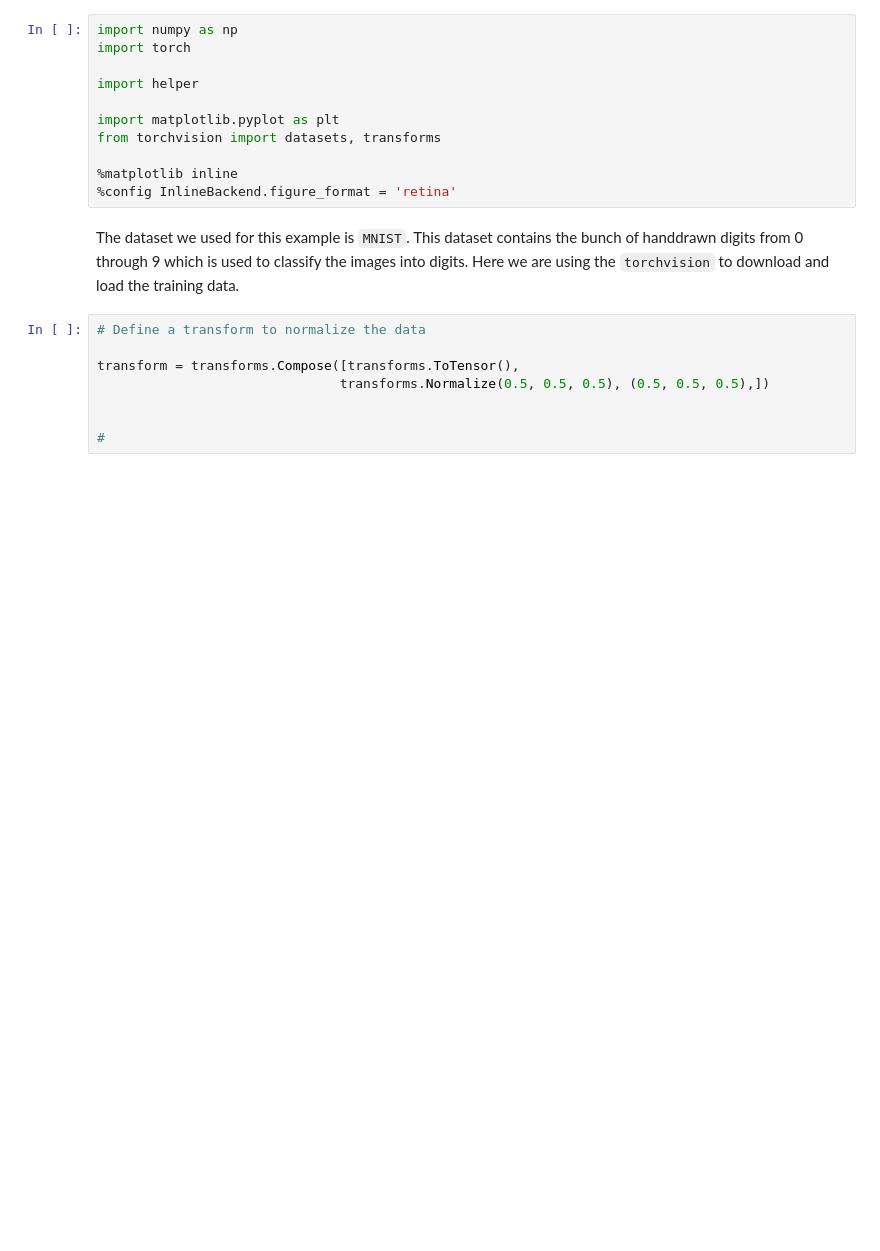
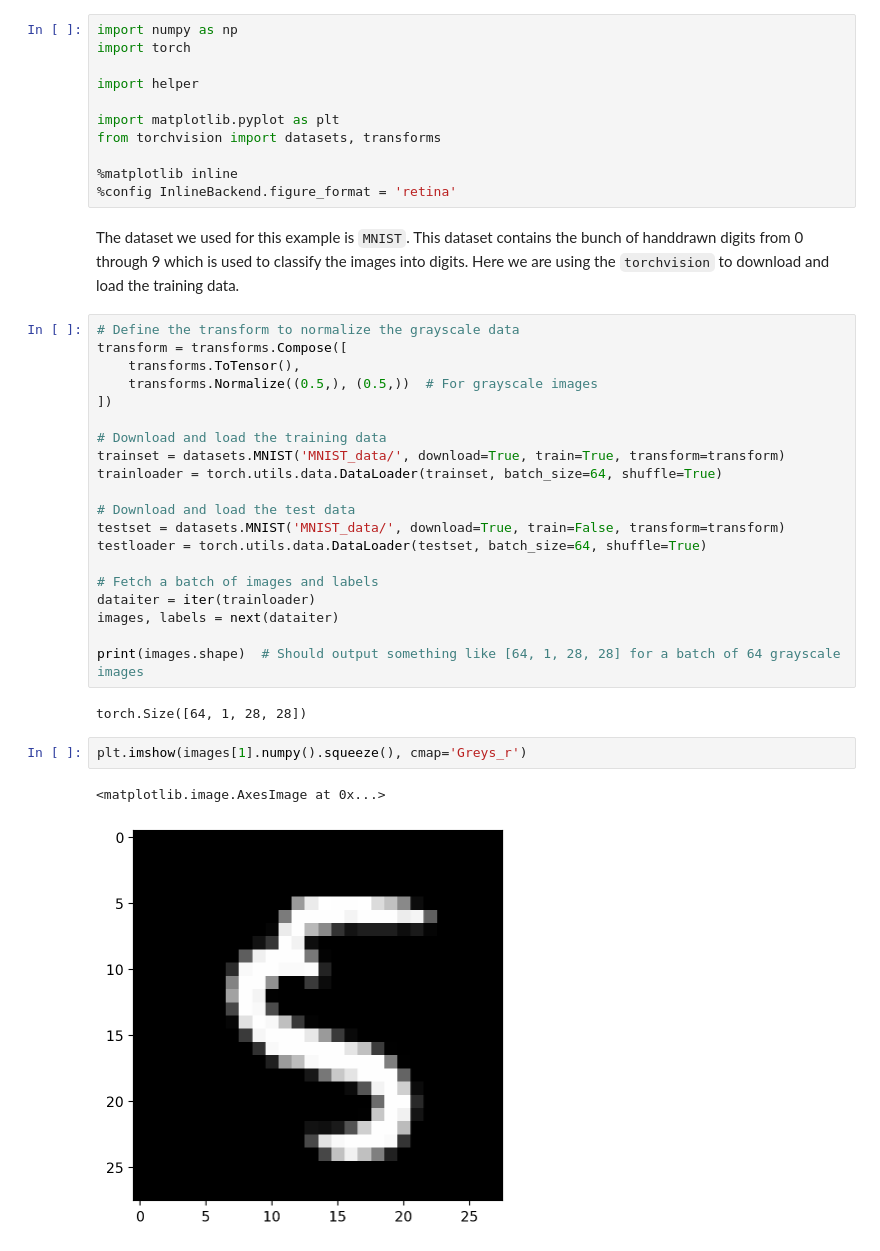
Before and after one commit to iamchenchu/Computer-Vision, a Jupyter notebook: 05_CNN_Layers/01C_Deep_Learning_with_Pytorch.ipynb, the cells around one changed output. Drawn from its saved outputs; the diff is of its cells as text; blank space fills up the shorter version.

```diff
--- a/05_CNN_Layers/01C_Deep_Learning_with_Pytorch.ipynb
+++ b/05_CNN_Layers/01C_Deep_Learning_with_Pytorch.ipynb
@@ -183,10 +183,29 @@ from torchvision import datasets, transforms
 # %% [markdown]
 The dataset we used for this example is `MNIST`. This dataset contains the bunch of handdrawn digits from 0 through 9 which is used to classify the images into digits. Here we are using the `torchvision` to download and load the training data.
 # %%
-# Define a transform to normalize the data
+# Define the transform to normalize the grayscale data
+transform = transforms.Compose([
+    transforms.ToTensor(),
+    transforms.Normalize((0.5,), (0.5,))  # For grayscale images
+])
 
-transform = transforms.Compose([transforms.ToTensor(),
-                               transforms.Normalize(0.5, 0.5, 0.5), (0.5, 0.5, 0.5),])
+# Download and load the training data
+trainset = datasets.MNIST('MNIST_data/', download=True, train=True, transform=transform)
+trainloader = torch.utils.data.DataLoader(trainset, batch_size=64, shuffle=True)
 
+# Download and load the test data
+testset = datasets.MNIST('MNIST_data/', download=True, train=False, transform=transform)
+testloader = torch.utils.data.DataLoader(testset, batch_size=64, shuffle=True)
 
-#
+# Fetch a batch of images and labels
+dataiter = iter(trainloader)
+images, labels = next(dataiter)
+
+print(images.shape)  # Should output something like [64, 1, 28, 28] for a batch of 64 grayscale images
+# %% [output]
+torch.Size([64, 1, 28, 28])
+# %%
+plt.imshow(images[1].numpy().squeeze(), cmap='Greys_r')
+# %% [output]
+<matplotlib.image.AxesImage at 0x...>
+[figure, added]
```
Also changed, not shown: parts of 30 cells of this notebook, 12 other files.
